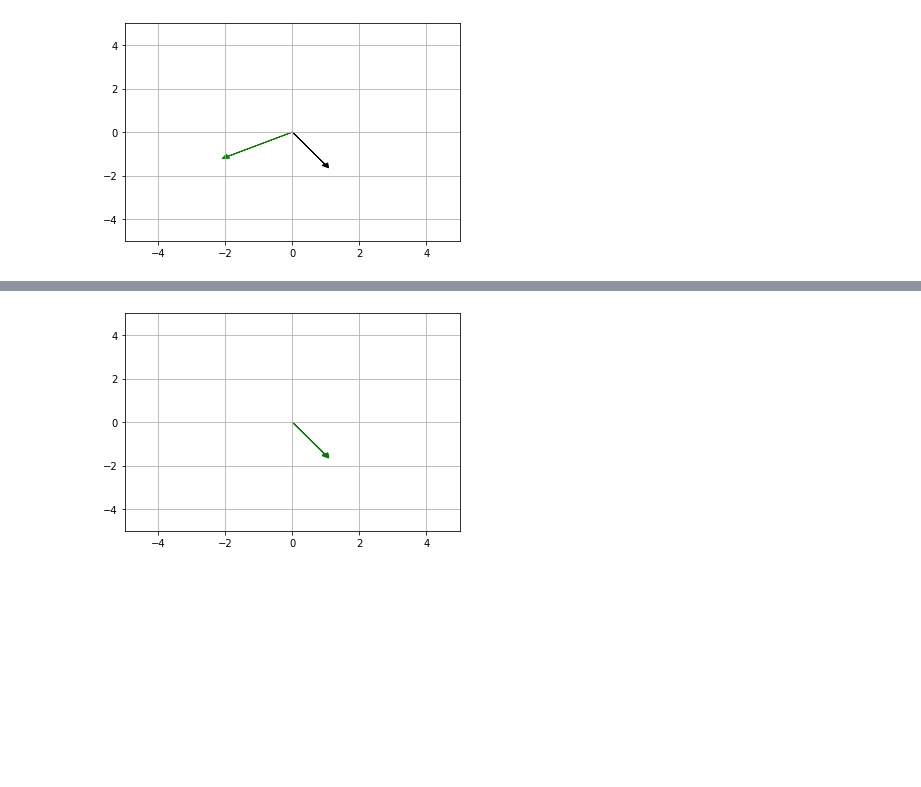
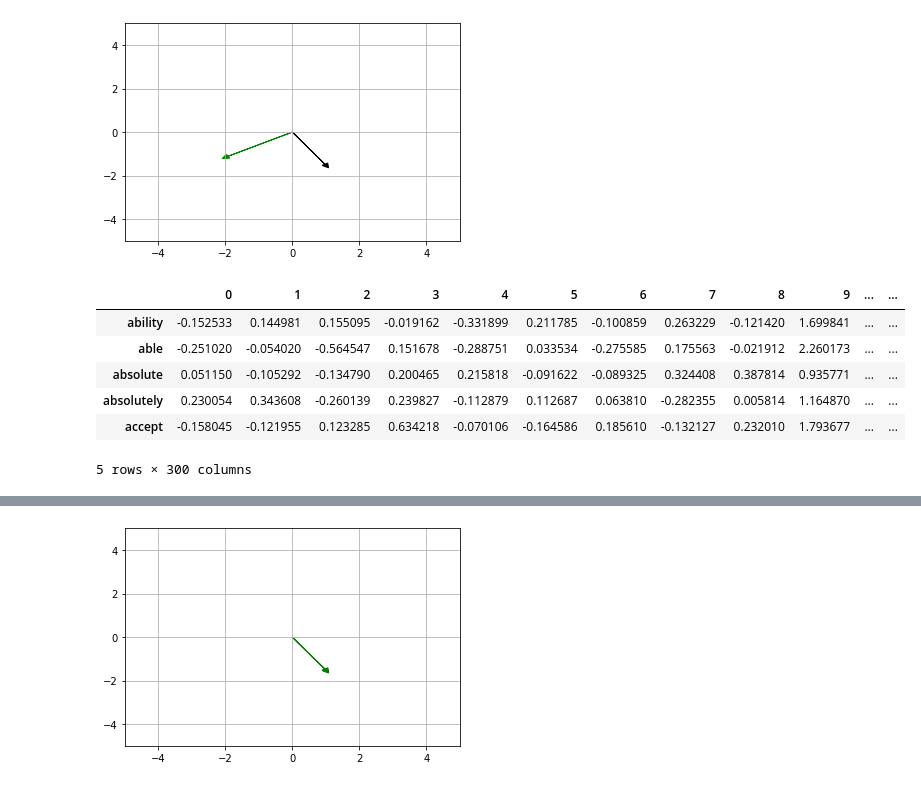
Before and after one commit to nicoloverardo/historical-events-detection, a Jupyter notebook: embcomp.ipynb, the cells around one changed output, grey strips where cells are left out. Drawn from its saved outputs; the diff is of its cells as text; code cells hidden in the pictures; blank space fills up the shorter version.

```diff
--- a/embcomp.ipynb
+++ b/embcomp.ipynb
@@ -76,4 +68,14 @@ rotated_histo = EmbeddingsHandler.rotate_emb(rs_histo, rs_glove)
 rot_histo_df = pd.DataFrame.from_dict(rotated_histo).T
 # %%
 rot_histo_df.sort_index(inplace=True)
+# %%
+rot_histo_df.head()
+# %% [output]
+|  | 0 | 1 | 2 | 3 | 4 | 5 | 6 | 7 | 8 | 9 | ... | ... |
+| ability | -0.152533 | 0.144981 | 0.155095 | -0.019162 | -0.331899 | 0.211785 | -0.100859 | 0.263229 | -0.121420 | 1.699841 | ... | ... |
+| able | -0.251020 | -0.054020 | -0.564547 | 0.151678 | -0.288751 | 0.033534 | -0.275585 | 0.175563 | -0.021912 | 2.260173 | ... | ... |
+| absolute | 0.051150 | -0.105292 | -0.134790 | 0.200465 | 0.215818 | -0.091622 | -0.089325 | 0.324408 | 0.387814 | 0.935771 | ... | ... |
+| absolutely | 0.230054 | 0.343608 | -0.260139 | 0.239827 | -0.112879 | 0.112687 | 0.063810 | -0.282355 | 0.005814 | 1.164870 | ... | ... |
+| accept | -0.158045 | -0.121955 | 0.123285 | 0.634218 | -0.070106 | -0.164586 | 0.185610 | -0.132127 | 0.232010 | 1.793677 | ... | ... |
+5 rows × 300 columns
 # %%
```
Also changed, not shown: parts of 12 cells of this notebook, 2 other files.
